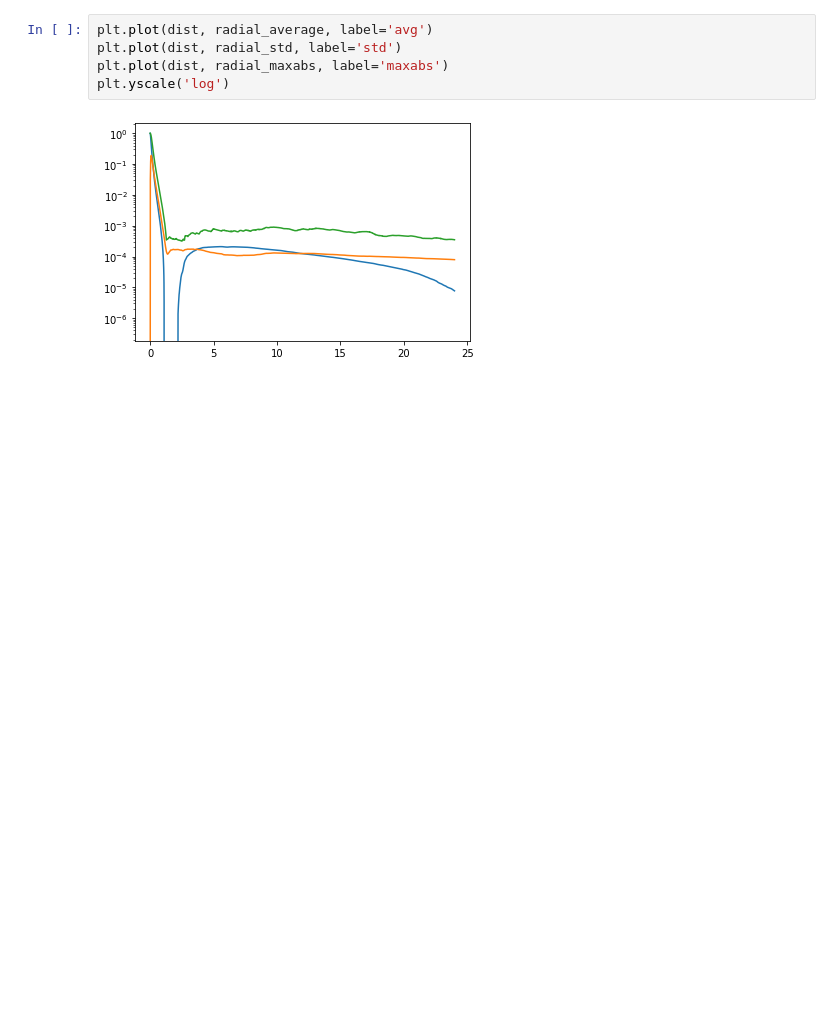
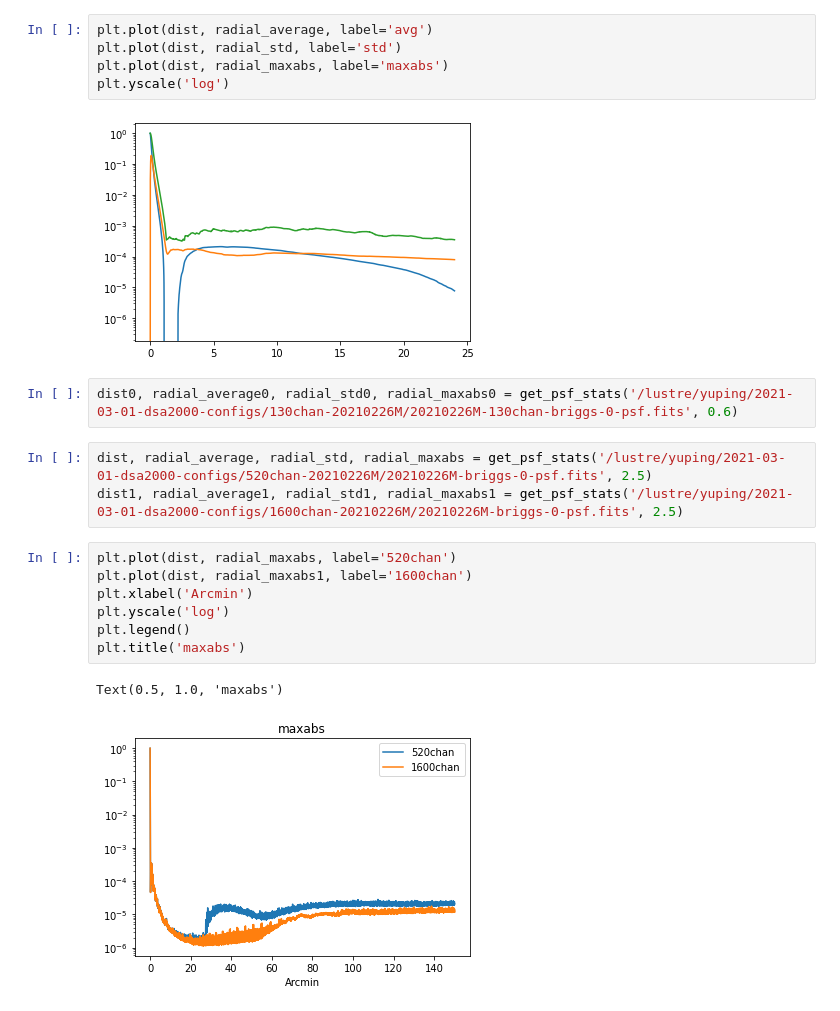
Before and after one commit to yupinghuang/sim-toolkit, a Jupyter notebook: notebooks/visualize-psf.ipynb, the cells around one changed output. Drawn from its saved outputs; the diff is of its cells as text; blank space fills up the shorter version.

Commit message:
Updates for config.

```diff
--- a/notebooks/visualize-psf.ipynb
+++ b/notebooks/visualize-psf.ipynb
@@ -56,3 +56,18 @@ plt.plot(dist, radial_maxabs, label='maxabs')
 plt.yscale('log')
 # %% [output]
 [figure]
+# %%
+dist0, radial_average0, radial_std0, radial_maxabs0 = get_psf_stats('/lustre/yuping/2021-03-01-dsa2000-configs/130chan-20210226M/20210226M-130chan-briggs-0-psf.fits', 0.6)
+# %%
+dist, radial_average, radial_std, radial_maxabs = get_psf_stats('/lustre/yuping/2021-03-01-dsa2000-configs/520chan-20210226M/20210226M-briggs-0-psf.fits', 2.5)
+dist1, radial_average1, radial_std1, radial_maxabs1 = get_psf_stats('/lustre/yuping/2021-03-01-dsa2000-configs/1600chan-20210226M/20210226M-briggs-0-psf.fits', 2.5)
+# %%
+plt.plot(dist, radial_maxabs, label='520chan')
+plt.plot(dist, radial_maxabs1, label='1600chan')
+plt.xlabel('Arcmin')
+plt.yscale('log')
+plt.legend()
+plt.title('maxabs')
+# %% [output]
+Text(0.5, 1.0, 'maxabs')
+[figure, added]
```
Also changed, not shown: parts of 2 cells of this notebook, 3 other files.
